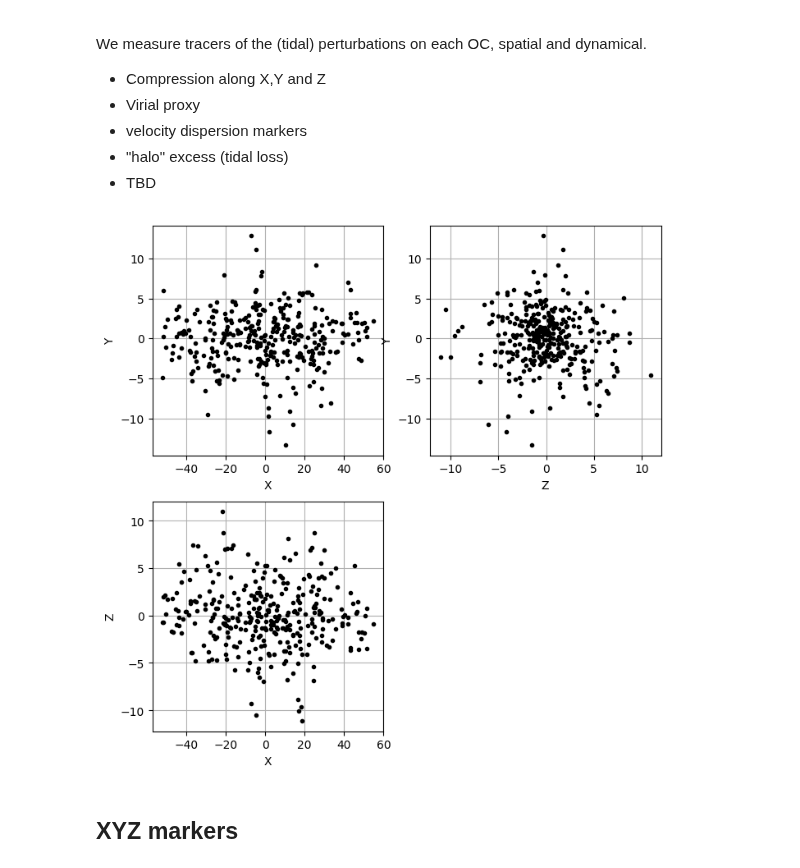
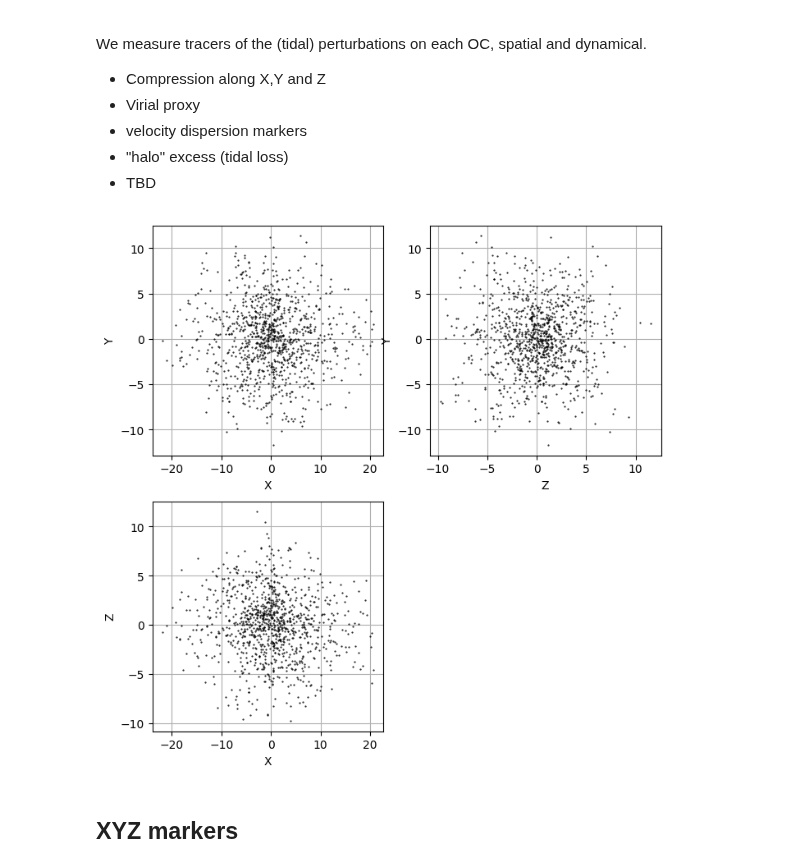
Before and after one commit to bosscha/gaia-shock, a Jupyter notebook: notebooks/analysis/perturbation-markers.ipynb, the cells around one changed output. Drawn from its saved outputs; the diff is of its cells as text; code cells hidden in the pictures.

```diff
--- a/notebooks/analysis/perturbation-markers.ipynb
+++ b/notebooks/analysis/perturbation-markers.ipynb
@@ -32,32 +32,35 @@ cd(wdir)
 # %%
 ## Reading the test OC
 
 ocname= "$ocdir/NGC 6025-1.7deg-oc.csv"
+ocname= "$ocdir/NGC 2516-3.5deg-oc-mass.csv"
+ocname= "$ocdir/NGC 2632-15.5deg-oc-mass.csv"
+
 oc= CSV.read(ocname, delim= ";")
 
 ## OC recentered
 oc.X= oc.X .- mean(oc.X)
 oc.Y= oc.Y .- mean(oc.Y)
 oc.Z= oc.Z .- mean(oc.Z)
 
 fig= PyPlot.figure(figsize=(8,8))
 
 ax= PyPlot.subplot(221)
 PyPlot.grid("on")
-PyPlot.plot(oc.X, oc.Y,"k.")
+PyPlot.plot(oc.X, oc.Y,"k.",markersize=1)
 PyPlot.xlabel("X") ; PyPlot.ylabel("Y")
 ax= PyPlot.subplot(222)
 PyPlot.grid("on")
-PyPlot.plot(oc.Z, oc.Y,"k.")
+PyPlot.plot(oc.Z, oc.Y,"k.", markersize=1)
 PyPlot.xlabel("Z") ; PyPlot.ylabel("Y")
 ax= PyPlot.subplot(223)
 PyPlot.grid("on")
-PyPlot.plot(oc.X, oc.Z,"k.")
+PyPlot.plot(oc.X, oc.Z,"k.",markersize=1)
 PyPlot.xlabel("X") ; PyPlot.ylabel("Z")
 
 PyPlot.show()
 # %% [output]
-[figure, old version]
+[figure, new version]
 # %% [markdown]
 ## XYZ markers
 # %%
```
Also changed, not shown: parts of 9 cells of this notebook, 1 other file.
